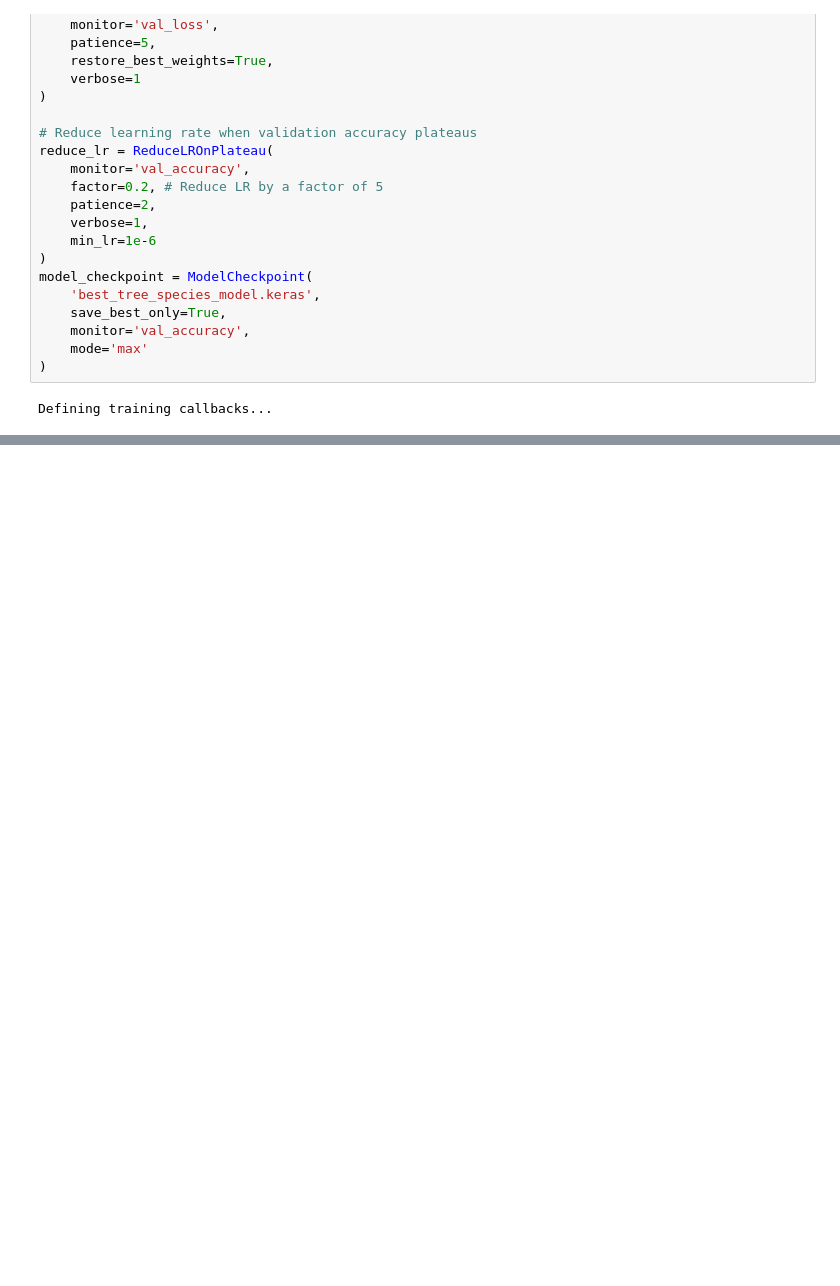
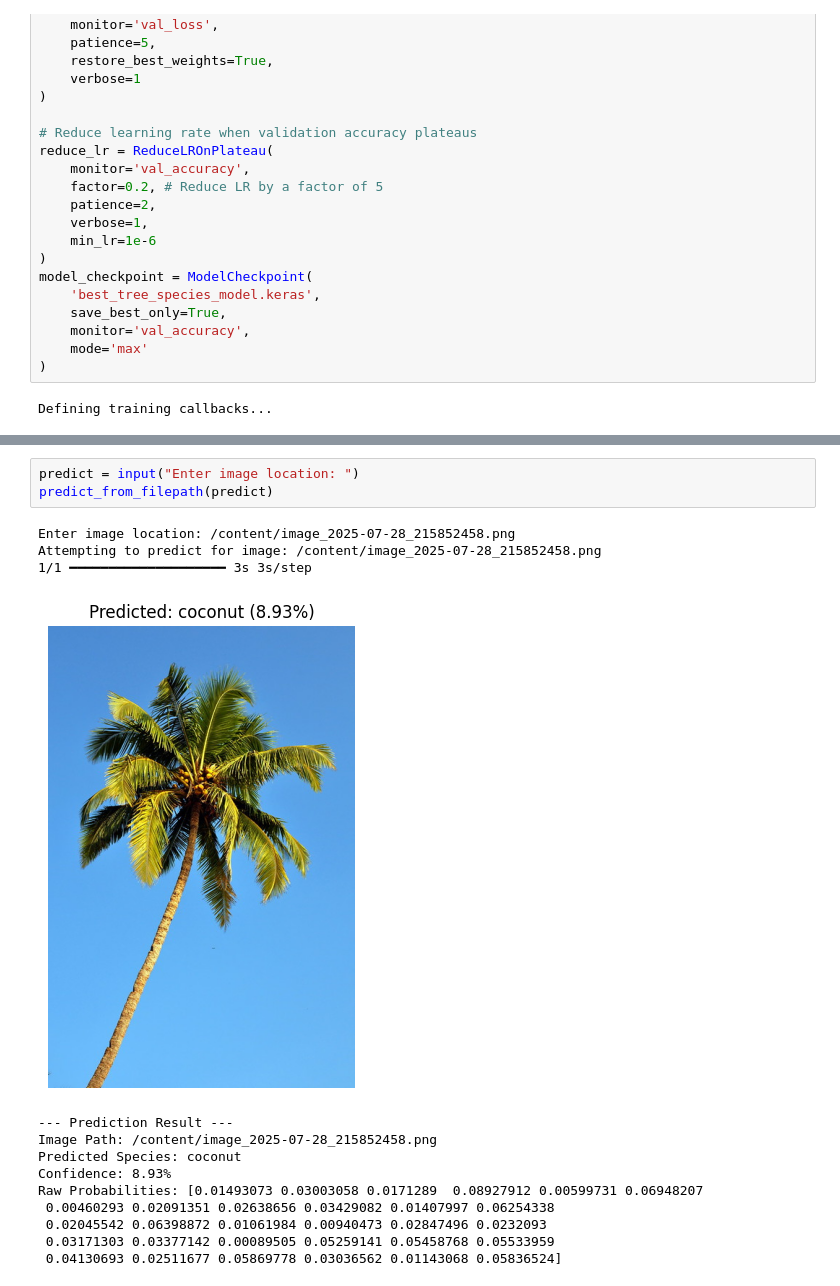
Before and after one commit to GlazeCuts/TreeClassification, a Jupyter notebook: TreesClassification.ipynb, the cells around one changed output, grey strips where cells are left out. Drawn from its saved outputs; the diff is of its cells as text; blank space fills up the shorter version.

```diff
--- a/TreesClassification.ipynb
+++ b/TreesClassification.ipynb
@@ -599,0 +673,17 @@ Confusion Matrix:
+# %%
+predict = input("Enter image location: ")
+predict_from_filepath(predict)
+# %% [output]
+Enter image location: /content/image_2025-07-28_215852458.png
+Attempting to predict for image: /content/image_2025-07-28_215852458.png
+1/1 ━━━━━━━━━━━━━━━━━━━━ 3s 3s/step
+[figure, added]
+--- Prediction Result ---
+Image Path: /content/image_2025-07-28_215852458.png
+Predicted Species: coconut
+Confidence: 8.93%
+Raw Probabilities: [0.01493073 0.03003058 0.0171289  0.08927912 0.00599731 0.06948207
+ 0.00460293 0.02091351 0.02638656 0.03429082 0.01407997 0.06254338
+ 0.02045542 0.06398872 0.01061984 0.00940473 0.02847496 0.0232093
+ 0.03171303 0.03377142 0.00089505 0.05259141 0.05458768 0.05533959
+ 0.04130693 0.02511677 0.05869778 0.03036562 0.01143068 0.05836524]
```
Also changed, not shown: parts of 12 cells of this notebook.
